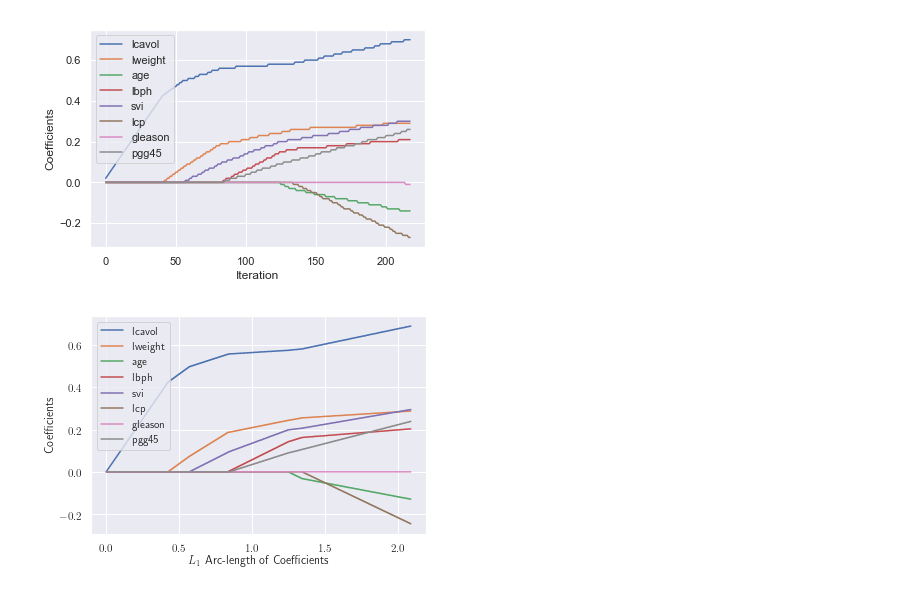
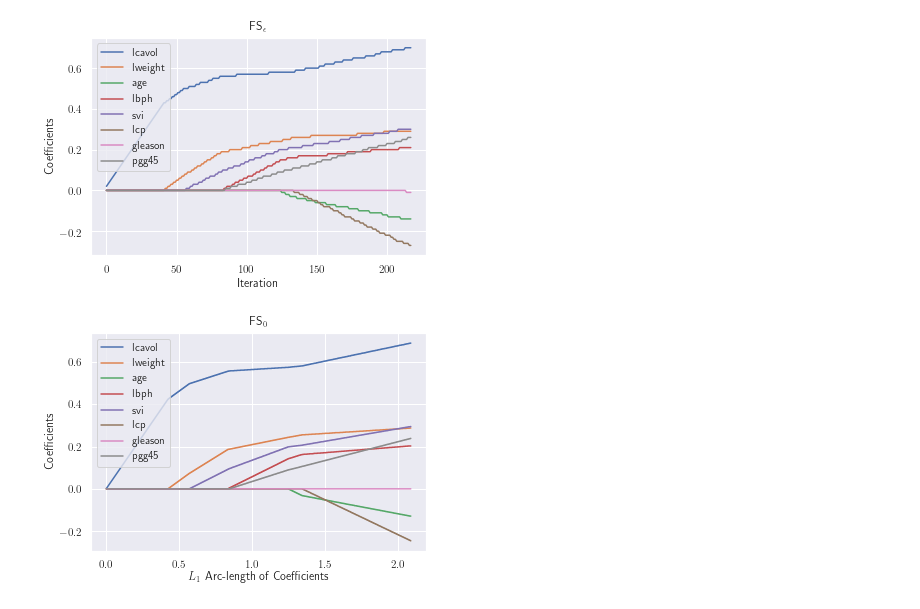
Before and after one commit to cathgreen/The-Elements-of-Statistical-Learning, a Jupyter notebook: ch03-linear-methods-for-regression/3.8.1-incremental-forward-stagewise-regression.ipynb, the cells around one changed output. Saved outputs shown, nothing was run; the diff lists cells and outputs as text; code cells hidden in the pictures.

Commit message:
add titles

```diff
--- a/ch03-linear-methods-for-regression/3.8.1-incremental-forward-stagewise-regression.ipynb
+++ b/ch03-linear-methods-for-regression/3.8.1-incremental-forward-stagewise-regression.ipynb
@@ -47,23 +47,25 @@ def fs_eps_path(X, y, max_iter=500, eps=0.01):
 # %%
 coefs = fs_eps_path(X, y, eps=0.01)
 
+rc('text', usetex=True)
 ax = pd.DataFrame(data=coefs, columns=X.columns).plot()
 ax.set_xlabel("Iteration")
-ax.set_ylabel("Coefficients");
+ax.set_ylabel("Coefficients")
+ax.set_title(r"FS$_\epsilon$");
 # %% [output]
-[figure, old version]
+[figure, new version]
 # %%
 eps = 0.001
 max_iter = int(5 / eps)
 coefs = fs_eps_path(X, y, max_iter=max_iter, eps=eps)
 
-rc('text', usetex=True)
 ax = pd.DataFrame(
     data=coefs,
     index=eps * np.arange(coefs.shape[0]),
     columns=X.columns,
 ).plot()
 ax.set_xlabel(r"$L_1$ Arc-length of Coefficients")
-ax.set_ylabel("Coefficients");
+ax.set_ylabel("Coefficients")
+ax.set_title(r"FS$_0$");
 # %% [output]
-[figure, old version]
+[figure, new version]
```
